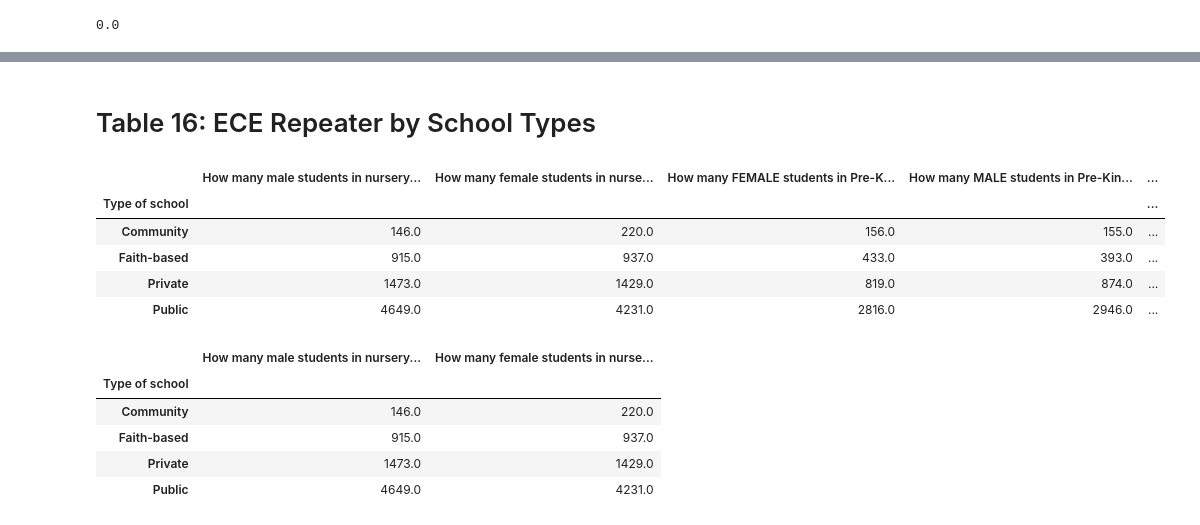
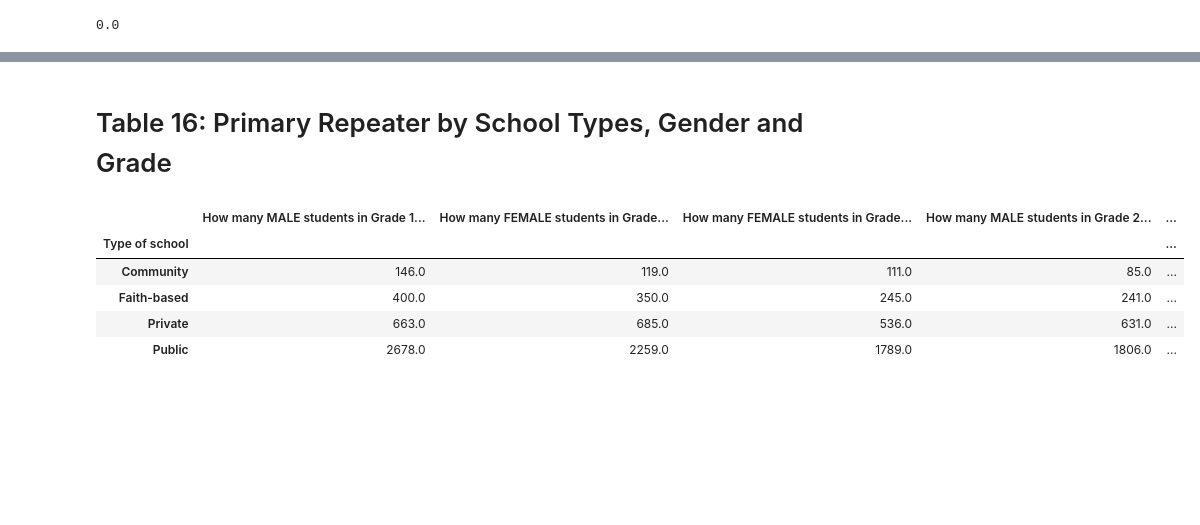
Before and after one commit to kessellyalton/MoE-data, a Jupyter notebook: emis_kpri.ipynb, the cells around one changed output, grey strips where cells are left out. Drawn from its saved outputs; the diff is of its cells as text; code cells hidden in the pictures; blank space fills up the shorter version.

```diff
--- a/emis_kpri.ipynb
+++ b/emis_kpri.ipynb
@@ -3518,21 +3462,12 @@ dtype: float64
 # %% [markdown]
-# Table 16: ECE Repeater by School Types
+# Table 16: Primary Repeater by School Types, Gender and Grade
 # %%
-kece_r = pd.concat([kcensus.iloc[:,[2,39]],kcensus.iloc[:,65:71]], axis=1).groupby('Type of school').sum()
+kece_r = pd.concat([kcensus.iloc[:,[2,39]],kcensus.iloc[:,153:165]], axis=1).groupby('Type of school').sum()
 kece_r
 # %% [output]
-|  | How many male students in nursery... | How many female students in nurse... | How many FEMALE students in Pre-K... | How many MALE students in Pre-Kin... | ... |
+|  | How many MALE students in Grade 1... | How many FEMALE students in Grade... | How many FEMALE students in Grade... | How many MALE students in Grade 2... | ... |
 | Type of school |  |  |  |  | ... |
-| Community | 146.0 | 220.0 | 156.0 | 155.0 | ... |
-| Faith-based | 915.0 | 937.0 | 433.0 | 393.0 | ... |
-| Private | 1473.0 | 1429.0 | 819.0 | 874.0 | ... |
-| Public | 4649.0 | 4231.0 | 2816.0 | 2946.0 | ... |
+| Community | 146.0 | 119.0 | 111.0 | 85.0 | ... |
+| Faith-based | 400.0 | 350.0 | 245.0 | 241.0 | ... |
+| Private | 663.0 | 685.0 | 536.0 | 631.0 | ... |
+| Public | 2678.0 | 2259.0 | 1789.0 | 1806.0 | ... |
-# %%
-kece_r.iloc[:,:2]
-# %% [output]
-|  | How many male students in nursery... | How many female students in nurse... |
-| Type of school |  |  |
-| Community | 146.0 | 220.0 |
-| Faith-based | 915.0 | 937.0 |
-| Private | 1473.0 | 1429.0 |
-| Public | 4649.0 | 4231.0 |
```
Also changed, not shown: parts of 181 cells of this notebook.
